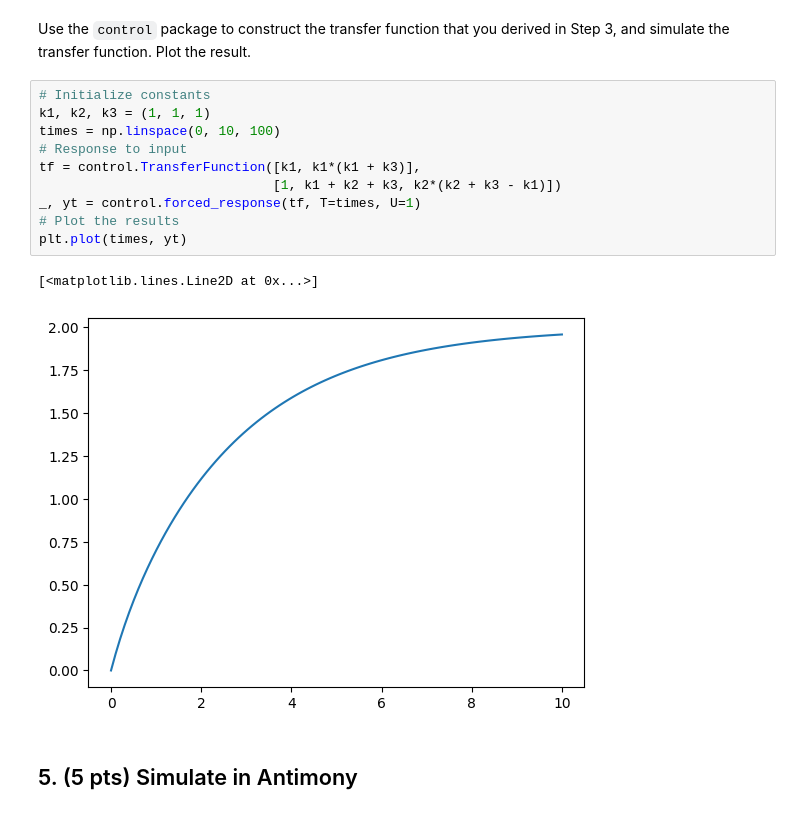
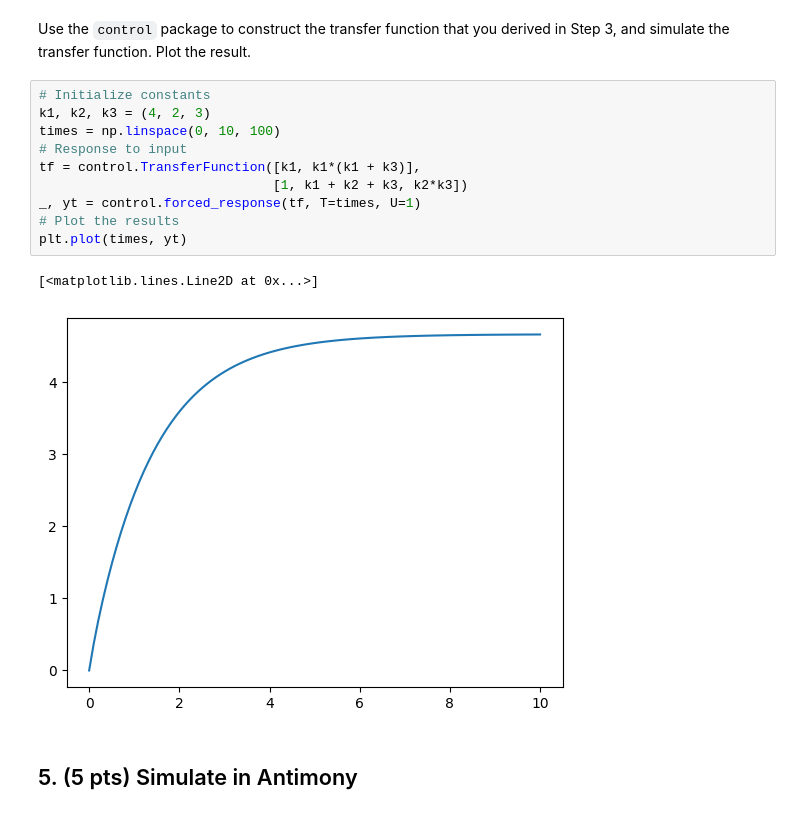
Before and after one commit to joseph-hellerstein/advanced-controls-lectures, a Jupyter notebook: classes/winter_2023/Assignments/Homework_2-Transfer-Functions-And-System-Identification-solution.ipynb, the cells around one changed output. Cells and saved outputs as stored; diff of their text form.

```diff
--- a/classes/winter_2023/Assignments/Homework_2-Transfer-Functions-And-System-Identification-solution.ipynb
+++ b/classes/winter_2023/Assignments/Homework_2-Transfer-Functions-And-System-Identification-solution.ipynb
@@ -129,17 +132,17 @@ S_2 (s) & = &
 Use the ``control`` package to construct the transfer function that you derived in Step 3, and simulate the transfer function. Plot the result.
 # %%
 # Initialize constants
-k1, k2, k3 = (1, 1, 1)
+k1, k2, k3 = (4, 2, 3)
 times = np.linspace(0, 10, 100)
 # Response to input
 tf = control.TransferFunction([k1, k1*(k1 + k3)],
-                              [1, k1 + k2 + k3, k2*(k2 + k3 - k1)])
+                              [1, k1 + k2 + k3, k2*k3])
 _, yt = control.forced_response(tf, T=times, U=1)
 # Plot the results
 plt.plot(times, yt)
 # %% [output]
 [<matplotlib.lines.Line2D at 0x...>]
-[figure, old version]
+[figure, new version]
 # %% [markdown]
 ## 5. (5 pts) Simulate in Antimony
 # %% [markdown]
```
Also changed, not shown: parts of 12 cells of this notebook, 2 other files.
